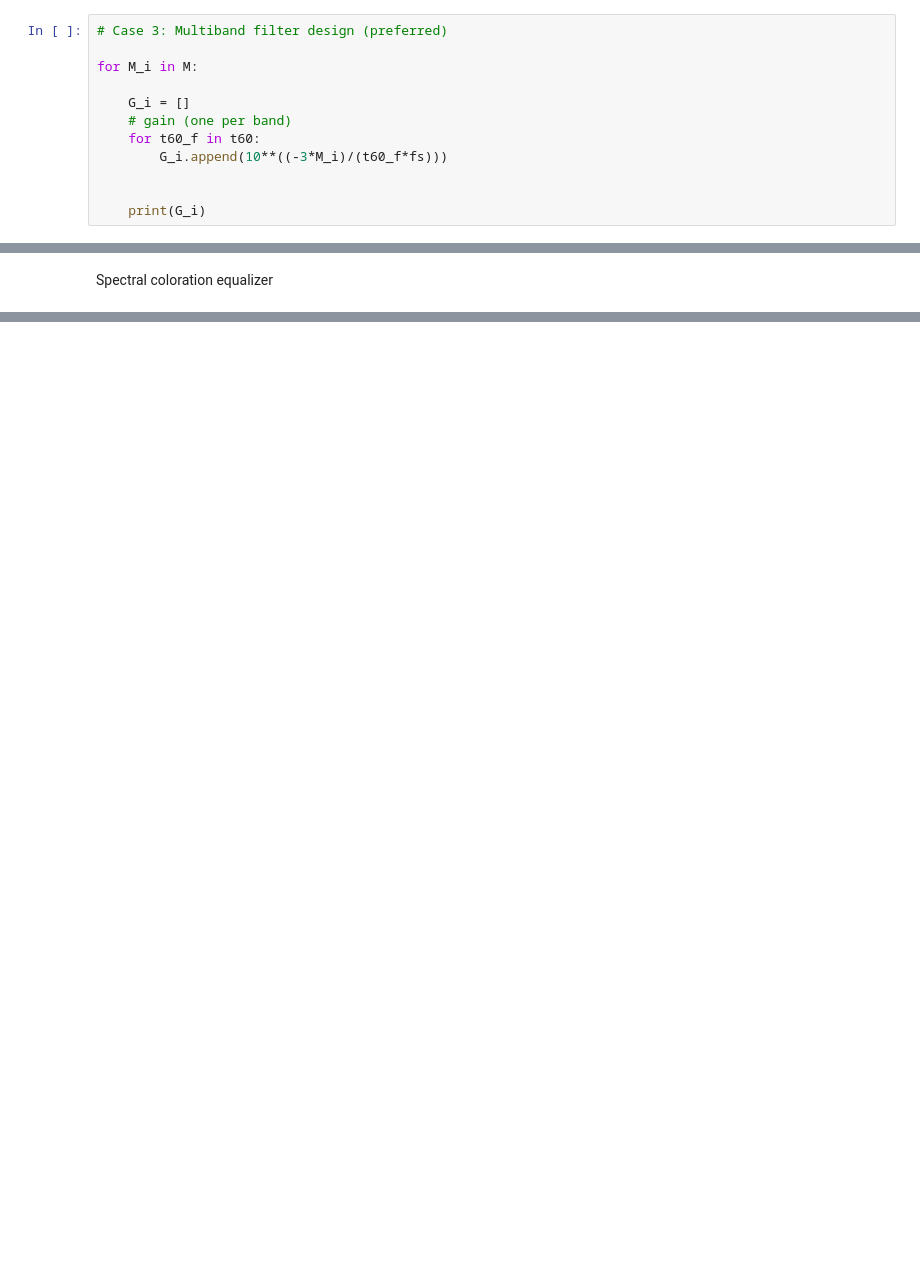
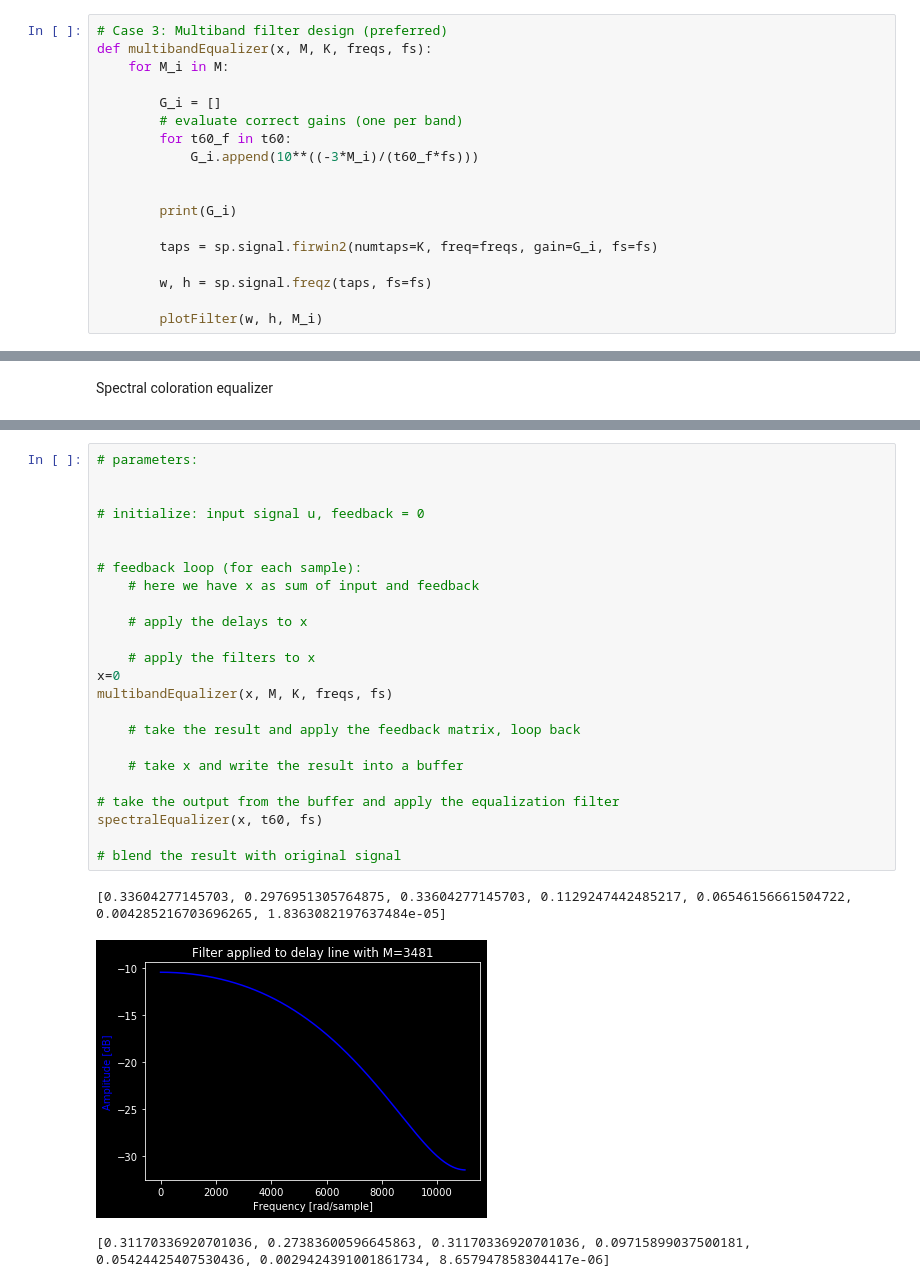
Before and after one commit to FredReeva/SASP-FDN-Dereverb, a Jupyter notebook: SASP Project/FDNReverb.ipynb, the cells around one changed output, grey strips where cells are left out. Saved outputs shown, nothing was run; the diff lists cells and outputs as text; blank space fills up the shorter version.

Commit message:
filters fixed, start main program

```diff
--- a/SASP Project/FDNReverb.ipynb
+++ b/SASP Project/FDNReverb.ipynb
@@ -202,12 +194,18 @@ for M_i in M:
 # %%
 # Case 3: Multiband filter design (preferred)
+def multibandEqualizer(x, M, K, freqs, fs):
+    for M_i in M:
 
-for M_i in M:
-
-    G_i = []
-    # gain (one per band)
-    for t60_f in t60:
-        G_i.append(10**((-3*M_i)/(t60_f*fs)))
+        G_i = []
+        # evaluate correct gains (one per band)
+        for t60_f in t60:
+            G_i.append(10**((-3*M_i)/(t60_f*fs)))
 
 
-    print(G_i)
+        print(G_i)
+
+        taps = sp.signal.firwin2(numtaps=K, freq=freqs, gain=G_i, fs=fs)
+
+        w, h = sp.signal.freqz(taps, fs=fs)
+
+        plotFilter(w, h, M_i)
@@ -244,0 +238,28 @@ plt.show()
+# %%
+# parameters:
+
+
+# initialize: input signal u, feedback = 0
+
+
+# feedback loop (for each sample):
+    # here we have x as sum of input and feedback
+
+    # apply the delays to x
+
+    # apply the filters to x
+x=0
+multibandEqualizer(x, M, K, freqs, fs)
+
+    # take the result and apply the feedback matrix, loop back
+
+    # take x and write the result into a buffer
+
+# take the output from the buffer and apply the equalization filter
+spectralEqualizer(x, t60, fs)
+
+# blend the result with original signal
+# %% [output]
+[0.33604277145703, 0.2976951305764875, 0.33604277145703, 0.1129247442485217, 0.06546156661504722, 0.004285216703696265, 1.8363082197637484e-05]
+[figure, added]
+[0.31170336920701036, 0.27383600596645863, 0.31170336920701036, 0.09715899037500181, 0.05424425407530436, 0.0029424391001861734, 8.657947858304417e-06]
```
Also changed, not shown: parts of 9 cells of this notebook.
